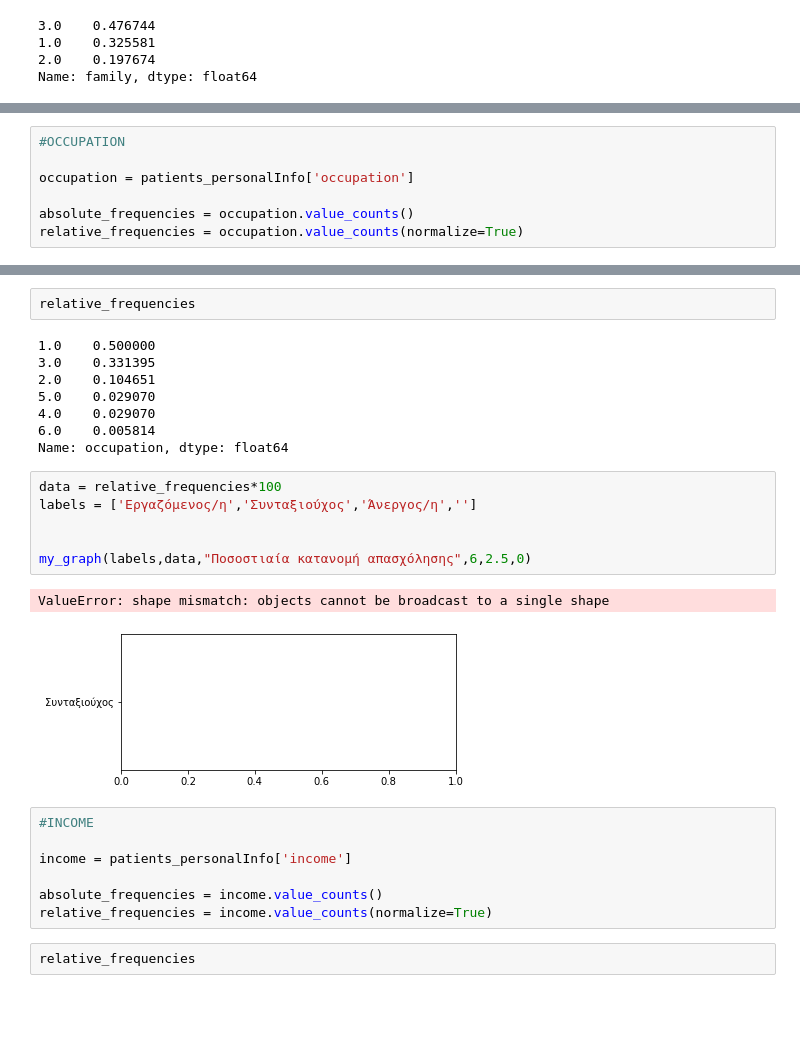
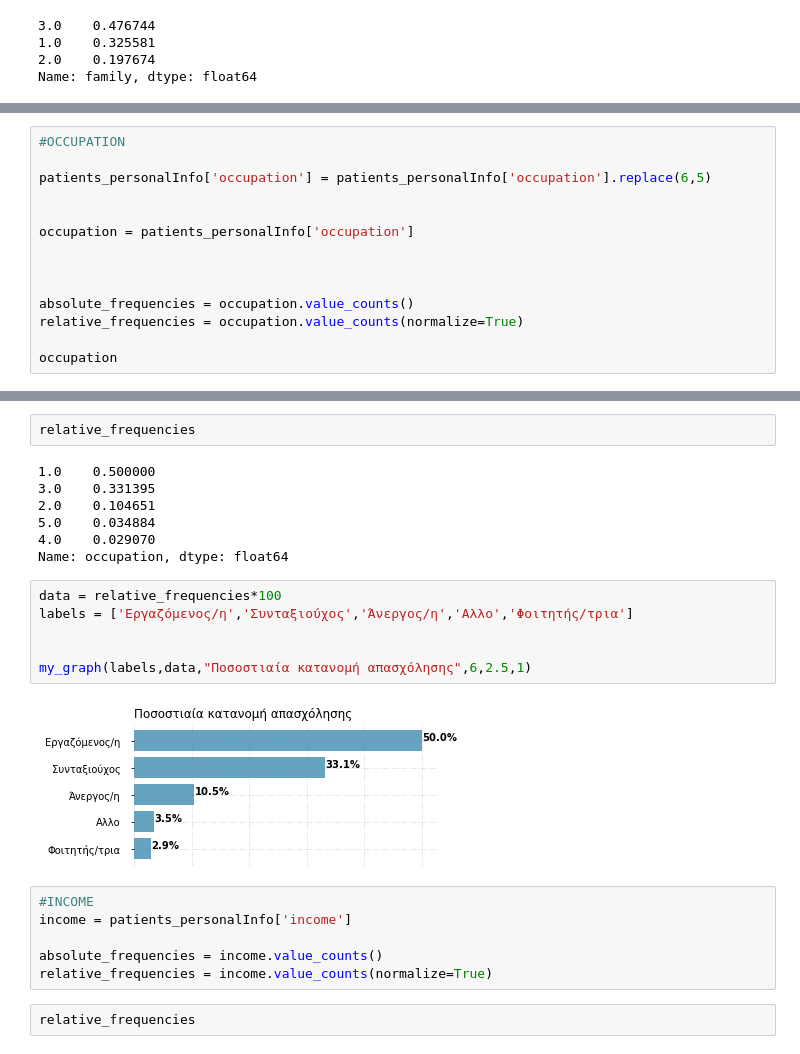
Before and after one commit to stathis99/Statistical-Analysis-for-Patient-Safety, a Jupyter notebook: Patient Analysis/personal_info_analysis.ipynb, the cells around one changed output, grey strips where cells are left out. Drawn from its saved outputs; the diff is of its cells as text; blank space fills up the shorter version.

Commit message:
personal info for patients

```diff
--- a/Patient Analysis/personal_info_analysis.ipynb
+++ b/Patient Analysis/personal_info_analysis.ipynb
@@ -191,7 +191,14 @@ my_graph(labels,data,"Ποσοστιαία κατανομή Οικογενιακ
 # %%
 #OCCUPATION
 
+patients_personalInfo['occupation'] = patients_personalInfo['occupation'].replace(6,5)
+
+
 occupation = patients_personalInfo['occupation']
+
+
 
 absolute_frequencies = occupation.value_counts()
 relative_frequencies = occupation.value_counts(normalize=True)
+
+occupation
@@ -201,22 +221,19 @@ relative_frequencies
 1.0    0.500000
 3.0    0.331395
 2.0    0.104651
-5.0    0.029070
+5.0    0.034884
 4.0    0.029070
-6.0    0.005814
 Name: occupation, dtype: float64
 # %%
 data = relative_frequencies*100
-labels = ['Εργαζόμενος/η','Συνταξιούχος','Άνεργος/η','']
+labels = ['Εργαζόμενος/η','Συνταξιούχος','Άνεργος/η','Αλλο','Φοιτητής/τρια']
 
 
-my_graph(labels,data,"Ποσοστιαία κατανομή απασχόλησης",6,2.5,0)
+my_graph(labels,data,"Ποσοστιαία κατανομή απασχόλησης",6,2.5,1)
 # %% [output]
-ValueError: shape mismatch: objects cannot be broadcast to a single shape
-[figure, old version]
+[figure, new version]
 # %%
 #INCOME
-
 income = patients_personalInfo['income']
 
 absolute_frequencies = income.value_counts()
```
Also changed, not shown: parts of 12 cells of this notebook, 7 other files.
